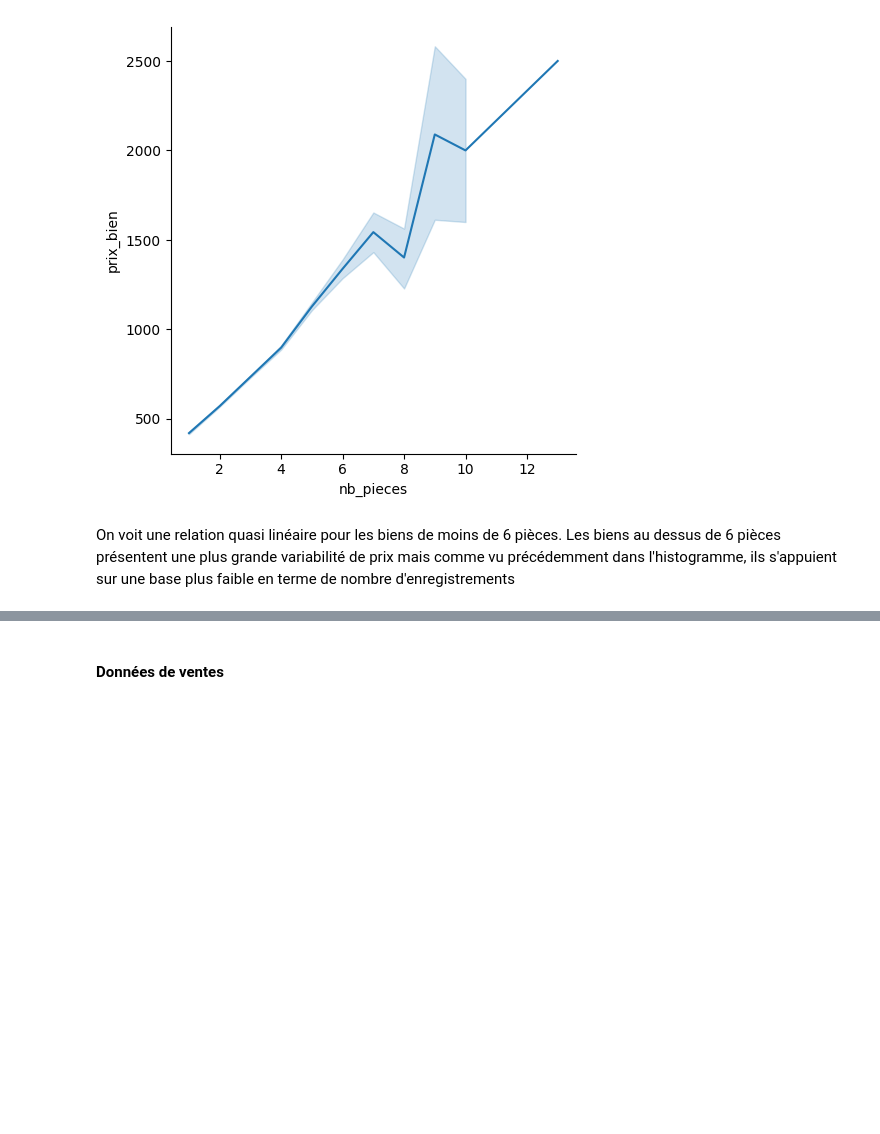
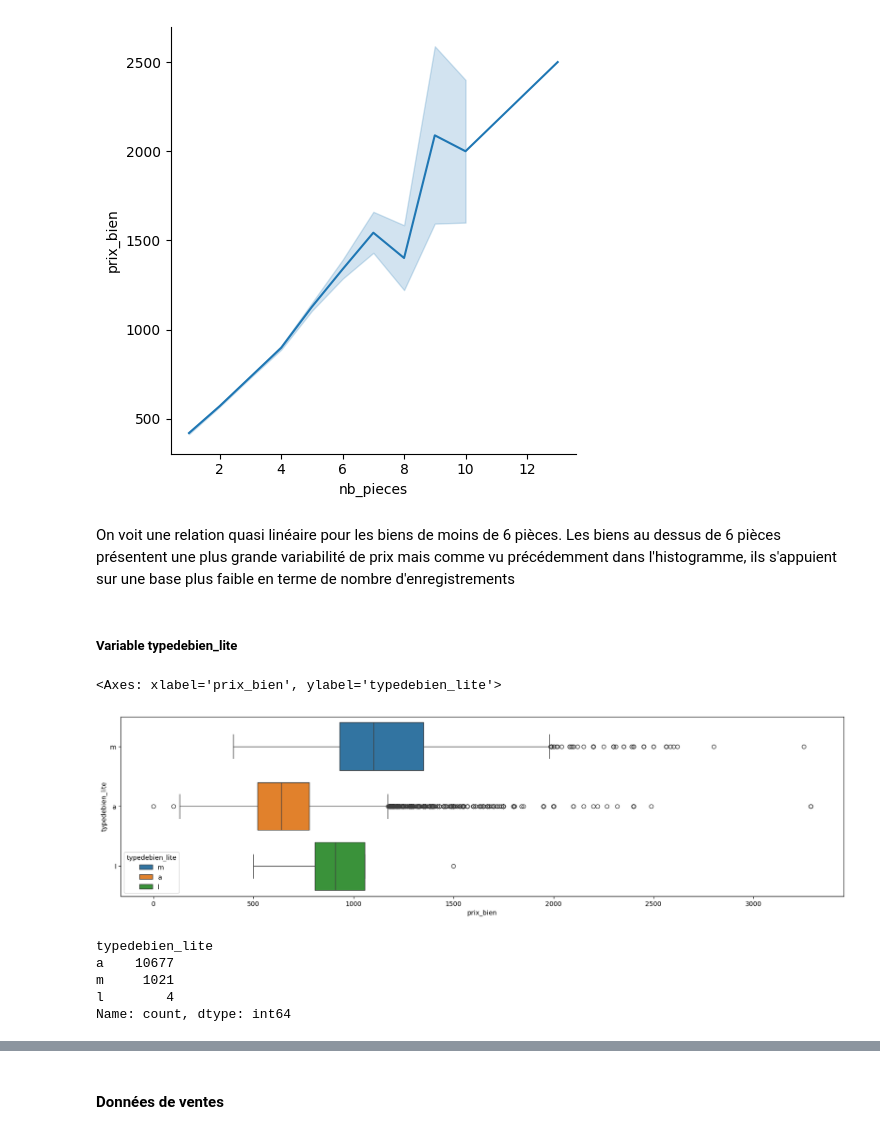
Before and after one commit to Hugues360/Projet_DS2025, a Jupyter notebook: Etape_1_Exploration_DataViz.ipynb, the cells around one changed output, grey strips where cells are left out. Cells and saved outputs as stored; diff of their text form; code cells hidden in the pictures; blank space fills up the shorter version.

Commit message:
Ajout de Viz pour typedebien_lite, logement_neuf, dpeL et INSEE_COM

```diff
--- a/Etape_1_Exploration_DataViz.ipynb
+++ b/Etape_1_Exploration_DataViz.ipynb
@@ -404,3 +412,19 @@ sns.relplot(x = feature, y = "prix_bien", data = df, kind="line")
 [figure]
 # %% [markdown]
 On voit une relation quasi linéaire pour les biens de moins de 6 pièces. Les biens au dessus de 6 pièces présentent une plus grande variabilité de prix mais comme vu précédemment dans l'histogramme, ils s'appuient sur une base plus faible en terme de nombre d'enregistrements
+# %% [markdown]
+##### Variable typedebien_lite
+# %%
+fig, ax = plt.subplots(figsize = (20,5))
+sns.boxplot(y='typedebien_lite', x='prix_bien', hue='typedebien_lite', data=df_locations, legend=True)
+# %% [output]
+<Axes: xlabel='prix_bien', ylabel='typedebien_lite'>
+[figure, added]
+# %%
+df_locations.typedebien_lite.value_counts()
+# %% [output]
+typedebien_lite
+a    10677
+m     1021
+l        4
+Name: count, dtype: int64
```
Also changed, not shown: parts of 35 cells of this notebook.
